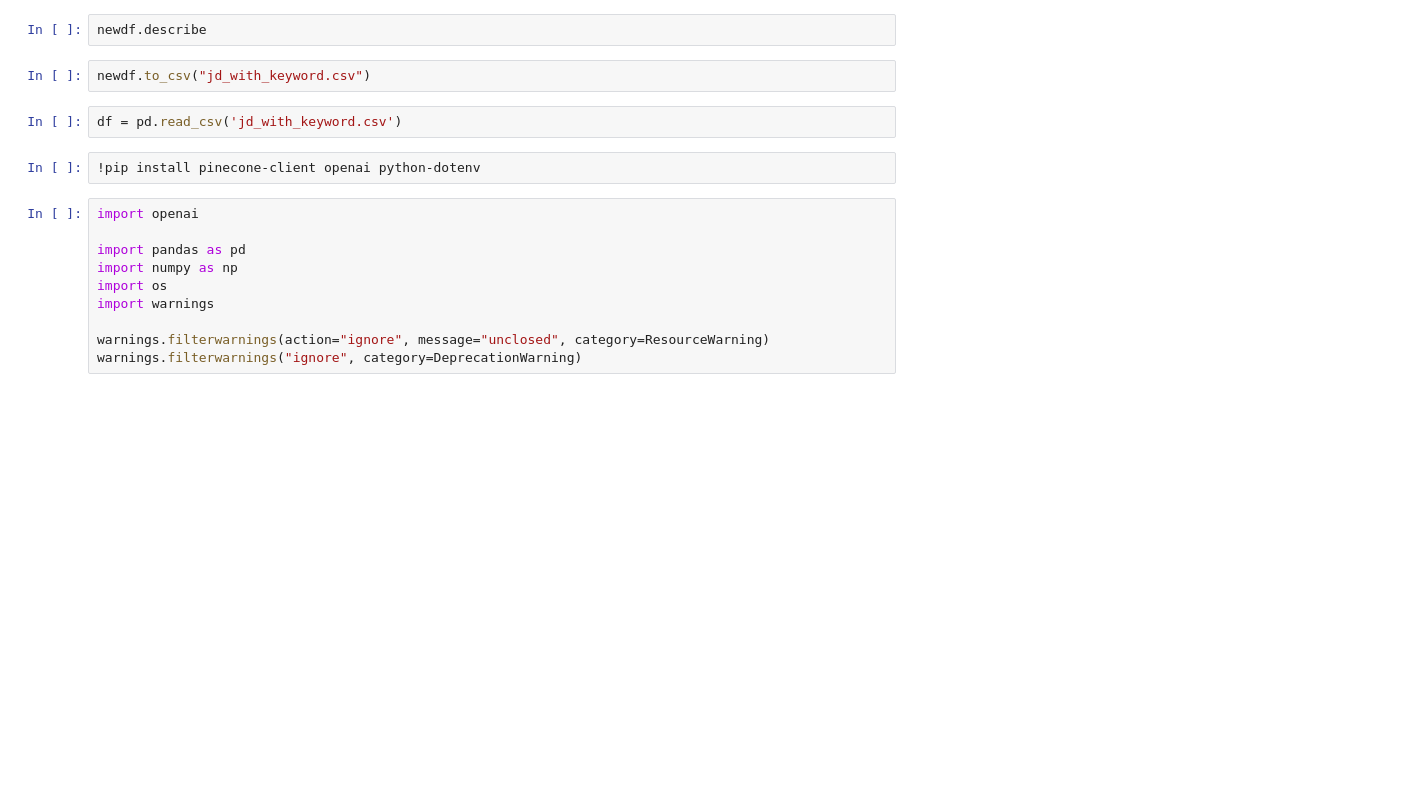
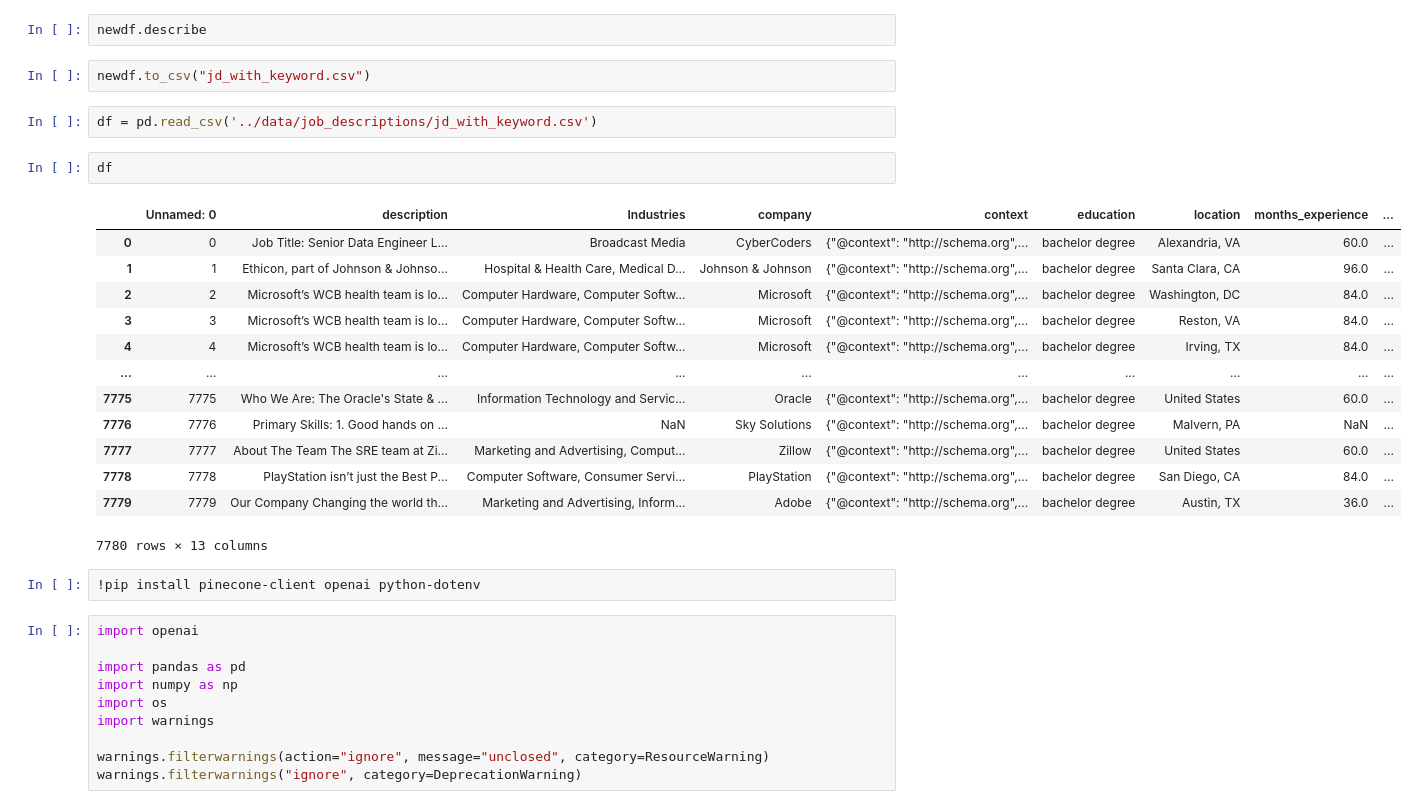
Before and after one commit to BigDataIA-Spring2024-Sec2-Team1/JobFitAI, a Jupyter notebook: scripts/build_knowledge_jd.ipynb, the cells around one changed output. Cells and saved outputs as stored; diff of their text form; blank space fills up the shorter version.

```diff
--- a/scripts/build_knowledge_jd.ipynb
+++ b/scripts/build_knowledge_jd.ipynb
@@ -47,7 +47,23 @@ newdf.describe
 # %%
 newdf.to_csv("jd_with_keyword.csv")
 # %%
-df = pd.read_csv('jd_with_keyword.csv')
+df = pd.read_csv('../data/job_descriptions/jd_with_keyword.csv')
+# %%
+df
+# %% [output]
+|  | Unnamed: 0 | description | Industries | company | context | education | location | months_experience | ... |
+| 0 | 0 | Job Title: Senior Data Engineer L... | Broadcast Media | CyberCoders | {"@context": "http://schema.org",... | bachelor degree | Alexandria, VA | 60.0 | ... |
+| 1 | 1 | Ethicon, part of Johnson & Johnso... | Hospital & Health Care, Medical D... | Johnson & Johnson | {"@context": "http://schema.org",... | bachelor degree | Santa Clara, CA | 96.0 | ... |
+| 2 | 2 | Microsoft’s WCB health team is lo... | Computer Hardware, Computer Softw... | Microsoft | {"@context": "http://schema.org",... | bachelor degree | Washington, DC | 84.0 | ... |
+| 3 | 3 | Microsoft’s WCB health team is lo... | Computer Hardware, Computer Softw... | Microsoft | {"@context": "http://schema.org",... | bachelor degree | Reston, VA | 84.0 | ... |
+| 4 | 4 | Microsoft’s WCB health team is lo... | Computer Hardware, Computer Softw... | Microsoft | {"@context": "http://schema.org",... | bachelor degree | Irving, TX | 84.0 | ... |
+| ... | ... | ... | ... | ... | ... | ... | ... | ... | ... |
+| 7775 | 7775 | Who We Are: The Oracle's State & ... | Information Technology and Servic... | Oracle | {"@context": "http://schema.org",... | bachelor degree | United States | 60.0 | ... |
+| 7776 | 7776 | Primary Skills: 1. Good hands on ... | NaN | Sky Solutions | {"@context": "http://schema.org",... | bachelor degree | Malvern, PA | NaN | ... |
+| 7777 | 7777 | About The Team The SRE team at Zi... | Marketing and Advertising, Comput... | Zillow | {"@context": "http://schema.org",... | bachelor degree | United States | 60.0 | ... |
+| 7778 | 7778 | PlayStation isn’t just the Best P... | Computer Software, Consumer Servi... | PlayStation | {"@context": "http://schema.org",... | bachelor degree | San Diego, CA | 84.0 | ... |
+| 7779 | 7779 | Our Company Changing the world th... | Marketing and Advertising, Inform... | Adobe | {"@context": "http://schema.org",... | bachelor degree | Austin, TX | 36.0 | ... |
+7780 rows × 13 columns
 # %%
 !pip install pinecone-client openai python-dotenv
 # %%
```
Also changed, not shown: 10 other files.
